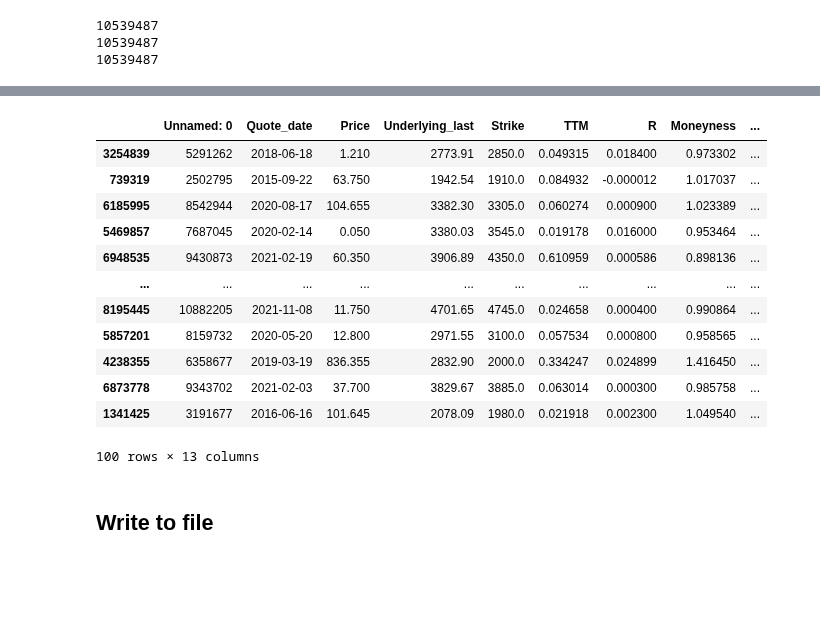
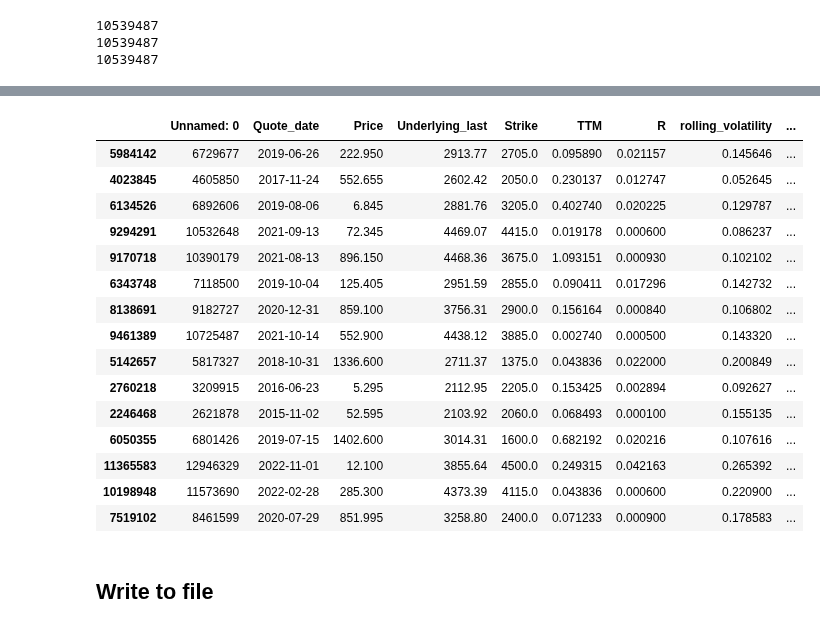
Before and after one commit to erlend-rygg/deep-learning-for-option-pricing, a Jupyter notebook: Econometric models/black_scholes.ipynb, the cells around one changed output, grey strips where cells are left out. Drawn from its saved outputs; the diff is of its cells as text; code cells hidden in the pictures; blank space fills up the shorter version.

Commit message:
Data processing for trading

```diff
--- a/Econometric models/black_scholes.ipynb
+++ b/Econometric models/black_scholes.ipynb
@@ -14,13 +14,11 @@ def read_file(file):
     return pd.read_csv(file, skipinitialspace=True)
 # %%
 garch = False
-rolling_avg = False
+rolling_avg = True
 implied_vol = False
 test_pq = False
-iv_surface = True
+iv_surface = False
 # %%
-import pandas as pd
-
 if implied_vol or iv_surface:
     file = '../data/processed_data/2010-2023_NSS_filtered_with_IV.csv'
     df_IV = pd.read_csv(file, skipinitialspace=True)
@@ -30,4 +28,9 @@ if implied_vol or iv_surface:
     df = pd.read_csv(file, skipinitialspace=True)
     df = df[df["Quote_date"] >= "2014-11-01"]
     print("Length of df", len(df))
+else:
+    file = '../data/processed_data/2010-2023_NSS_filtered_vF.csv'
+    df = pd.read_csv(file, skipinitialspace=True)
+    df = df[df["Quote_date"] >= "2014-11-01"]
+    print("Length of df", len(df))
 # %% [output]
@@ -106,15 +114,2 @@ if rolling_avg:
 # %% [markdown]
 ### Implied vol
-# %%
-# Black-Scholes formula for call options
-def d1(S,K,T,r,sigma):
-    x1 = S.apply(lambda x : log(x)) - K.apply(lambda x : log(x))
-    x2 = (r + ((sigma.apply(lambda x : x**2)) / 2)) * T
-    x3 = sigma * T.apply(lambda x: sqrt(x))
-    return  (x1 + x2) / x3
-
-def d2(S,K,T,r,sigma):
-    return d1(S,K,T,r,sigma) - sigma * T.apply(lambda x : sqrt(x))
-
-def bs_call(S,K,T,r,sigma):
-    return S * d1(S,K,T,r,sigma).apply(lambda x : norm.cdf(x)) - K * (-r*T).apply(lambda x : exp(x)) * d2(S,K,T,r,sigma).apply(lambda x : norm.cdf(x))
@@ -343,19 +235,22 @@ RMSE for full period 19.961310114706148
 # %%
-display(df.sample(100))
+display(df.sample(15))
 # %% [output]
-|  | Unnamed: 0 | Quote_date | Price | Underlying_last | Strike | TTM | R | Moneyness | ... |
-| 3254839 | 5291262 | 2018-06-18 | 1.210 | 2773.91 | 2850.0 | 0.049315 | 0.018400 | 0.973302 | ... |
-| 739319 | 2502795 | 2015-09-22 | 63.750 | 1942.54 | 1910.0 | 0.084932 | -0.000012 | 1.017037 | ... |
-| 6185995 | 8542944 | 2020-08-17 | 104.655 | 3382.30 | 3305.0 | 0.060274 | 0.000900 | 1.023389 | ... |
-| 5469857 | 7687045 | 2020-02-14 | 0.050 | 3380.03 | 3545.0 | 0.019178 | 0.016000 | 0.953464 | ... |
-| 6948535 | 9430873 | 2021-02-19 | 60.350 | 3906.89 | 4350.0 | 0.610959 | 0.000586 | 0.898136 | ... |
-| ... | ... | ... | ... | ... | ... | ... | ... | ... | ... |
-| 8195445 | 10882205 | 2021-11-08 | 11.750 | 4701.65 | 4745.0 | 0.024658 | 0.000400 | 0.990864 | ... |
-| 5857201 | 8159732 | 2020-05-20 | 12.800 | 2971.55 | 3100.0 | 0.057534 | 0.000800 | 0.958565 | ... |
-| 4238355 | 6358677 | 2019-03-19 | 836.355 | 2832.90 | 2000.0 | 0.334247 | 0.024899 | 1.416450 | ... |
-| 6873778 | 9343702 | 2021-02-03 | 37.700 | 3829.67 | 3885.0 | 0.063014 | 0.000300 | 0.985758 | ... |
-| 1341425 | 3191677 | 2016-06-16 | 101.645 | 2078.09 | 1980.0 | 0.021918 | 0.002300 | 1.049540 | ... |
+|  | Unnamed: 0 | Quote_date | Price | Underlying_last | Strike | TTM | R | rolling_volatility | ... |
+| 5984142 | 6729677 | 2019-06-26 | 222.950 | 2913.77 | 2705.0 | 0.095890 | 0.021157 | 0.145646 | ... |
+| 4023845 | 4605850 | 2017-11-24 | 552.655 | 2602.42 | 2050.0 | 0.230137 | 0.012747 | 0.052645 | ... |
+| 6134526 | 6892606 | 2019-08-06 | 6.845 | 2881.76 | 3205.0 | 0.402740 | 0.020225 | 0.129787 | ... |
+| 9294291 | 10532648 | 2021-09-13 | 72.345 | 4469.07 | 4415.0 | 0.019178 | 0.000600 | 0.086237 | ... |
+| 9170718 | 10390179 | 2021-08-13 | 896.150 | 4468.36 | 3675.0 | 1.093151 | 0.000930 | 0.102102 | ... |
+| 6343748 | 7118500 | 2019-10-04 | 125.405 | 2951.59 | 2855.0 | 0.090411 | 0.017296 | 0.142732 | ... |
+| 8138691 | 9182727 | 2020-12-31 | 859.100 | 3756.31 | 2900.0 | 0.156164 | 0.000840 | 0.106802 | ... |
+| 9461389 | 10725487 | 2021-10-14 | 552.900 | 4438.12 | 3885.0 | 0.002740 | 0.000500 | 0.143320 | ... |
+| 5142657 | 5817327 | 2018-10-31 | 1336.600 | 2711.37 | 1375.0 | 0.043836 | 0.022000 | 0.200849 | ... |
+| 2760218 | 3209915 | 2016-06-23 | 5.295 | 2112.95 | 2205.0 | 0.153425 | 0.002894 | 0.092627 | ... |
+| 2246468 | 2621878 | 2015-11-02 | 52.595 | 2103.92 | 2060.0 | 0.068493 | 0.000100 | 0.155135 | ... |
+| 6050355 | 6801426 | 2019-07-15 | 1402.600 | 3014.31 | 1600.0 | 0.682192 | 0.020216 | 0.107616 | ... |
+| 11365583 | 12946329 | 2022-11-01 | 12.100 | 3855.64 | 4500.0 | 0.249315 | 0.042163 | 0.265392 | ... |
+| 10198948 | 11573690 | 2022-02-28 | 285.300 | 4373.39 | 4115.0 | 0.043836 | 0.000600 | 0.220900 | ... |
+| 7519102 | 8461599 | 2020-07-29 | 851.995 | 3258.80 | 2400.0 | 0.071233 | 0.000900 | 0.178583 | ... |
-100 rows × 13 columns
 # %% [markdown]
 ## Write to file
 # %%
```
Also changed, not shown: parts of 13 cells of this notebook, 2 other files.
